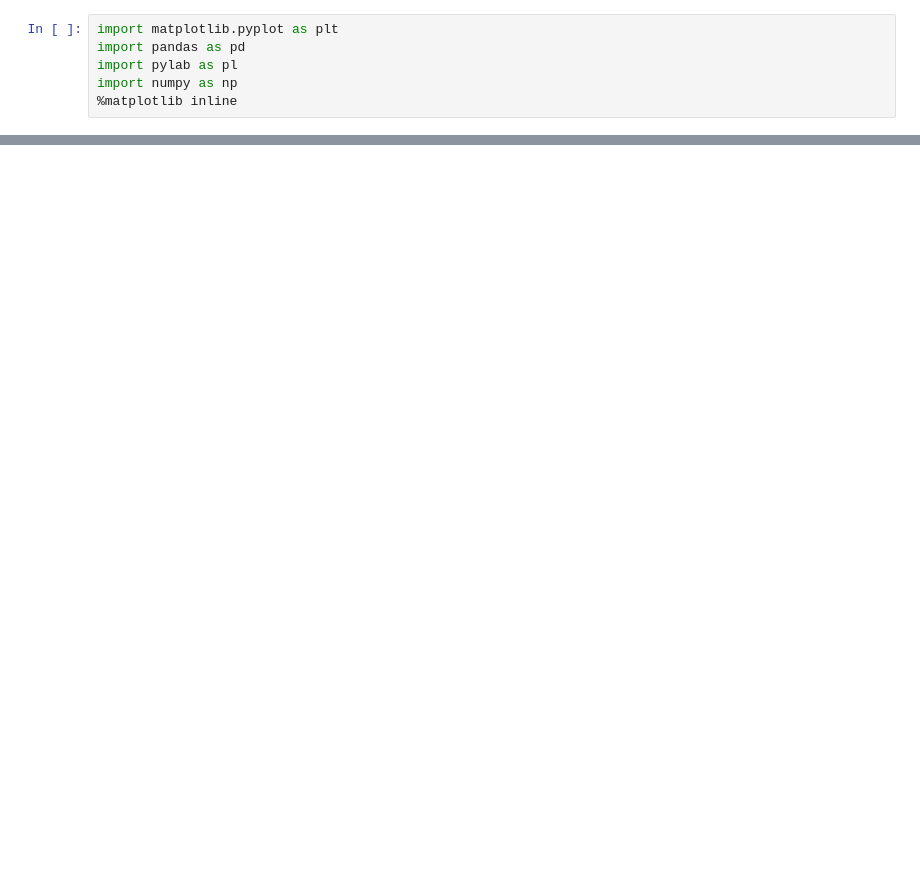
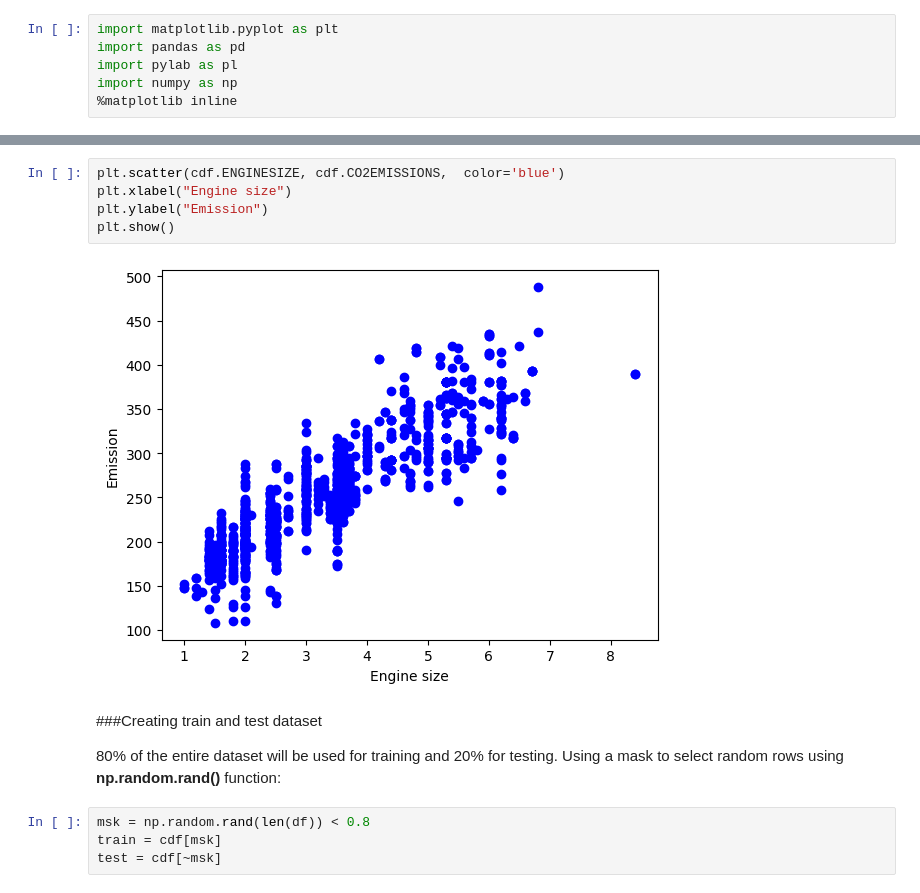
Before and after one commit to Gabecodex/machine-learning, a Jupyter notebook: simple_linear_regretion.ipynb, the cells around one changed output, grey strips where cells are left out. Cells and saved outputs as stored; diff of their text form; blank space fills up the shorter version.

```diff
--- a/simple_linear_regretion.ipynb
+++ b/simple_linear_regretion.ipynb
@@ -21,0 +63,15 @@ df.head()
+# %%
+plt.scatter(cdf.ENGINESIZE, cdf.CO2EMISSIONS,  color='blue')
+plt.xlabel("Engine size")
+plt.ylabel("Emission")
+plt.show()
+# %% [output]
+[figure, added]
+# %% [markdown]
+###Creating train and test dataset
+
+80% of the entire dataset will be used for training and 20% for testing. Using a mask to select random rows using **np.random.rand()** function:
+# %%
+msk = np.random.rand(len(df)) < 0.8
+train = cdf[msk]
+test = cdf[~msk]
```
Also changed, not shown: parts of 13 cells of this notebook, 2 other files.
